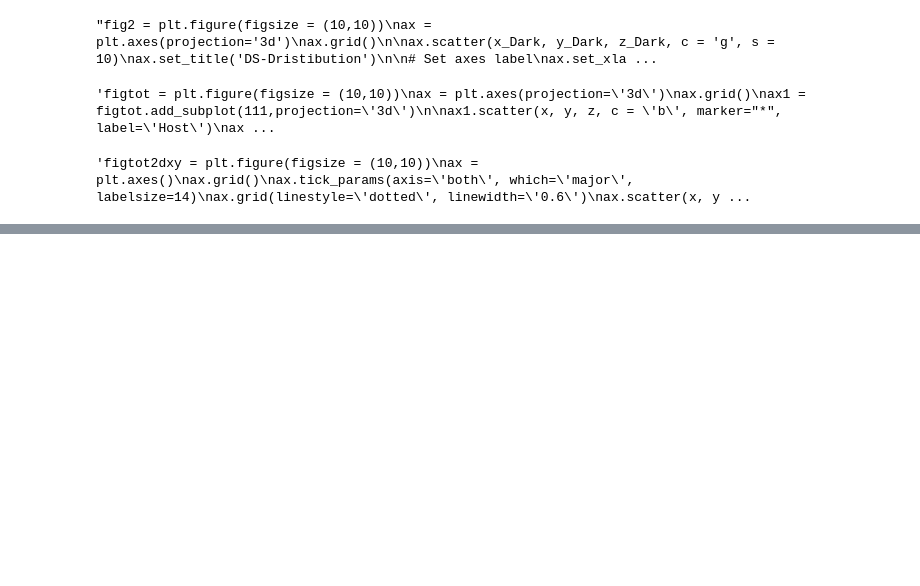
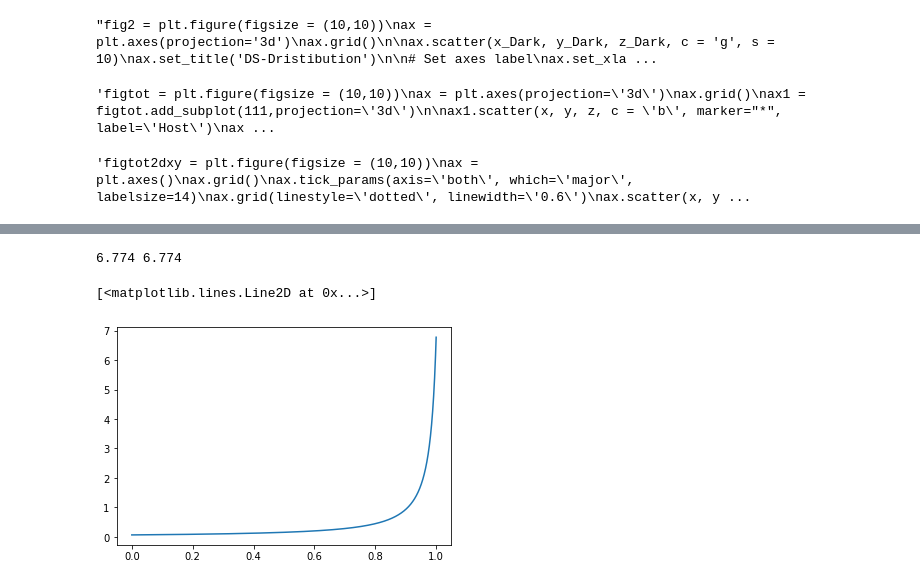
Before and after one commit to RCianca/DarkSirensStat, a Jupyter notebook: DSCatalogueCeator/DSIRE.ipynb, the cells around one changed output, grey strips where cells are left out. Saved outputs shown, nothing was run; the diff lists cells and outputs as text; code cells hidden in the pictures; blank space fills up the shorter version.

```diff
--- a/DSCatalogueCeator/DSIRE.ipynb
+++ b/DSCatalogueCeator/DSIRE.ipynb
@@ -214,0 +242,19 @@ matplotlib.pyplot.hist(samples,bins=1000,density=True)
+# %%
+#----------------MC-rejection-with-CDF----------------------
+#you can do the inverse function to obtain the distance, but it is not a general way
+def sample(g,xmin,xmax):
+    x = np.linspace(xmin,xmax,1000000)
+    y = g(x)                        # probability density function, pdf
+    cdf_y = np.cumsum(y)            # cumulative distribution function, cdf
+    cdf_y = cdf_y/cdf_y.max()       # takes care of normalizing cdf to 1.0
+    inverse_cdf = interpolate.interp1d(cdf_y,x,fill_value="extrapolate")# this is a function
+    #inverse_cdf = np.interp(0,cdf_y,x) #this works but it is not a function
+    return inverse_cdf
+inv_target_cdf=sample(target_dist,rmin,rmax)
+points=np.linspace(0,1,10000)
+print(inv_target_cdf(1),rmax)
+plt.plot(points,inv_target_cdf(points))
+# %% [output]
+6.774 6.774
+[<matplotlib.lines.Line2D at 0x...>]
+[figure, added]
```
Also changed, not shown: parts of 8 cells of this notebook.
